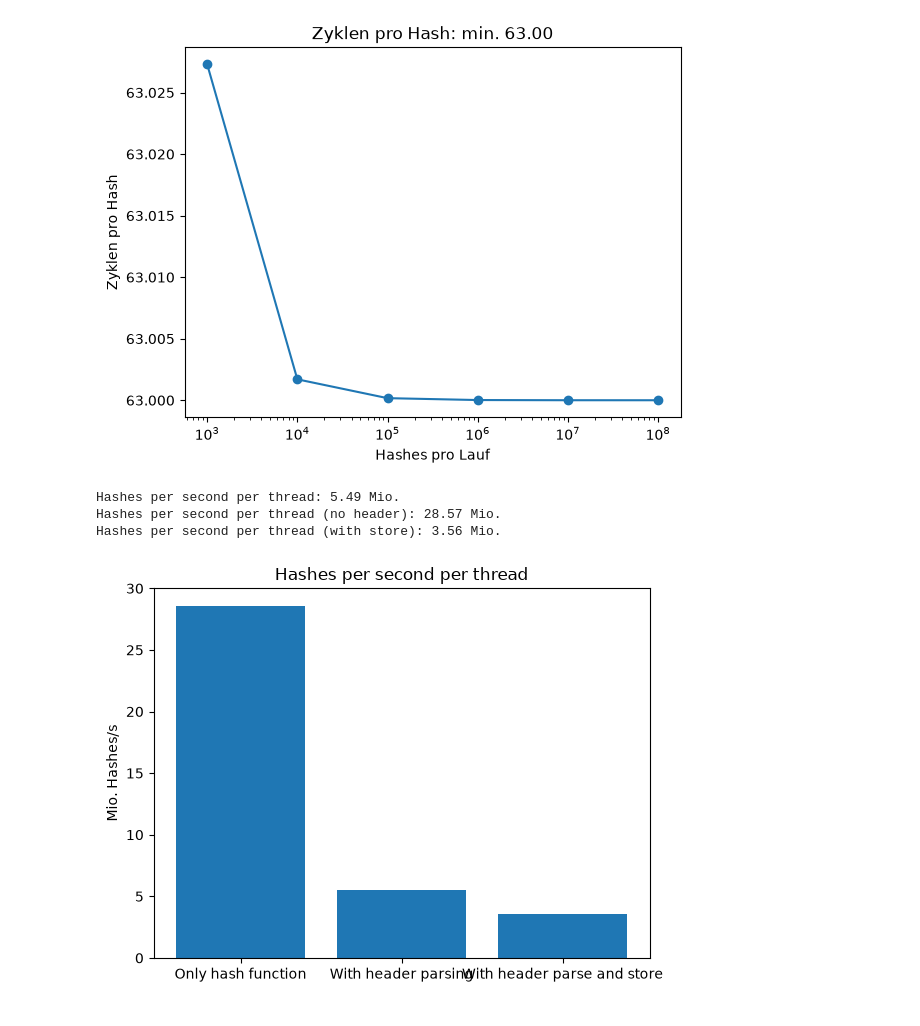
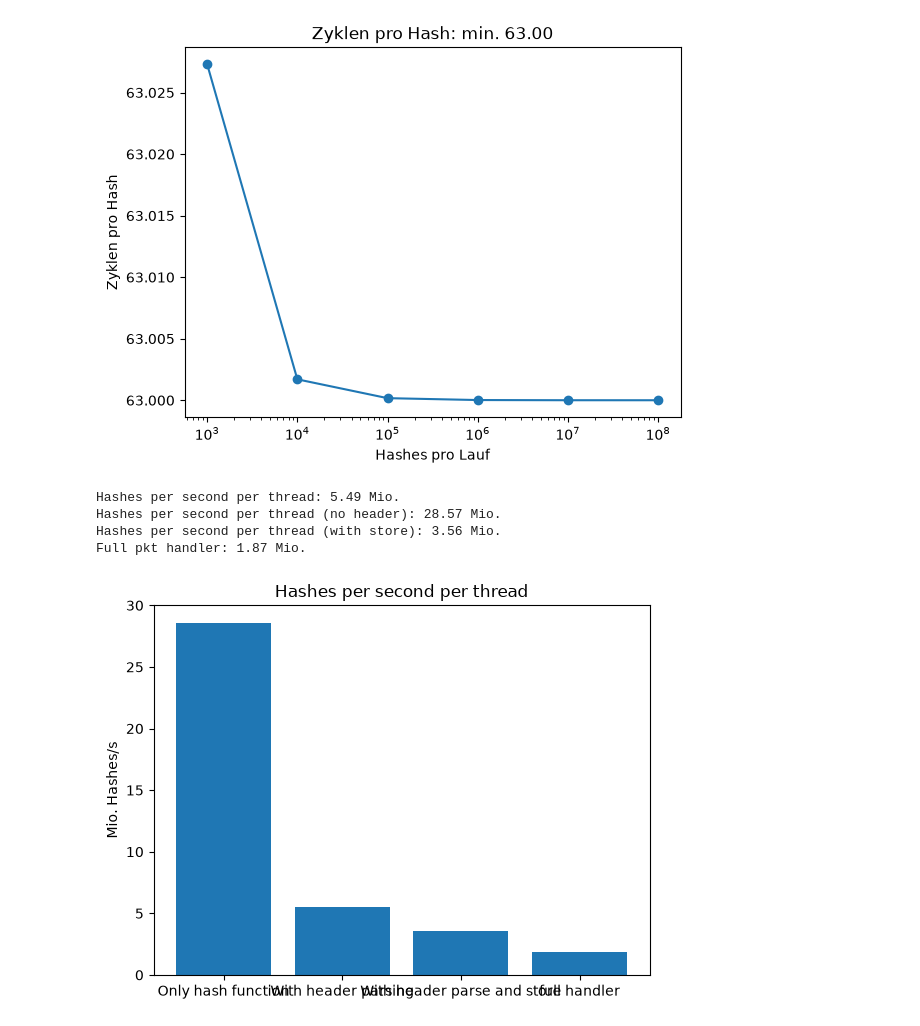
Before and after one commit to gespel/Masterarbeit, a Jupyter notebook: experiments/hashing/auswertung.ipynb, the cells around one changed output. Drawn from its saved outputs; the diff is of its cells as text; code cells hidden in the pictures.

Commit message:
full pkt handler measurement

```diff
--- a/experiments/hashing/auswertung.ipynb
+++ b/experiments/hashing/auswertung.ipynb
@@ -32,6 +32,7 @@ plt.show()
 cycles_per_hash_no_header = 63
 cycles_per_hash = 328
 cycles_per_hash_with_store = 505
+full_pkt_handler = 962
 
 def calc_hashes_per_second_per_thread(cycles_per_hash):
     cpu_freq = 1.8e9  # Hz
@@ -41,14 +42,16 @@ hashes_per_second_per_thread = calc_hashes_per_second_per_thread(cycles_per_hash
 print(f"Hashes per second per thread: {(hashes_per_second_per_thread / 1e6):.2f} Mio.")
 print(f"Hashes per second per thread (no header): {(calc_hashes_per_second_per_thread(cycles_per_hash_no_header) / 1e6):.2f} Mio.")
 print(f"Hashes per second per thread (with store): {(calc_hashes_per_second_per_thread(cycles_per_hash_with_store) / 1e6):.2f} Mio.")
+print(f"Full pkt handler: {(calc_hashes_per_second_per_thread(full_pkt_handler) / 1e6):.2f} Mio.")
 # %% [output]
 Hashes per second per thread: 5.49 Mio.
 Hashes per second per thread (no header): 28.57 Mio.
 Hashes per second per thread (with store): 3.56 Mio.
+Full pkt handler: 1.87 Mio.
 # %%
-plt.bar(["Only hash function", "With header parsing", "With header parse and store"], [calc_hashes_per_second_per_thread(cycles_per_hash_no_header) / 1e6, calc_hashes_per_second_per_thread(cycles_per_hash) / 1e6, calc_hashes_per_second_per_thread(cycles_per_hash_with_store) / 1e6])
+plt.bar(["Only hash function", "With header parsing", "With header parse and store", "full handler"], [calc_hashes_per_second_per_thread(cycles_per_hash_no_header) / 1e6, calc_hashes_per_second_per_thread(cycles_per_hash) / 1e6, calc_hashes_per_second_per_thread(cycles_per_hash_with_store) / 1e6, calc_hashes_per_second_per_thread(full_pkt_handler) / 1e6])
 plt.ylabel("Mio. Hashes/s")
 plt.title("Hashes per second per thread")
 plt.show()
 # %% [output]
-[figure, old version]
+[figure, new version]
```
Also changed, not shown: 5 other files.
